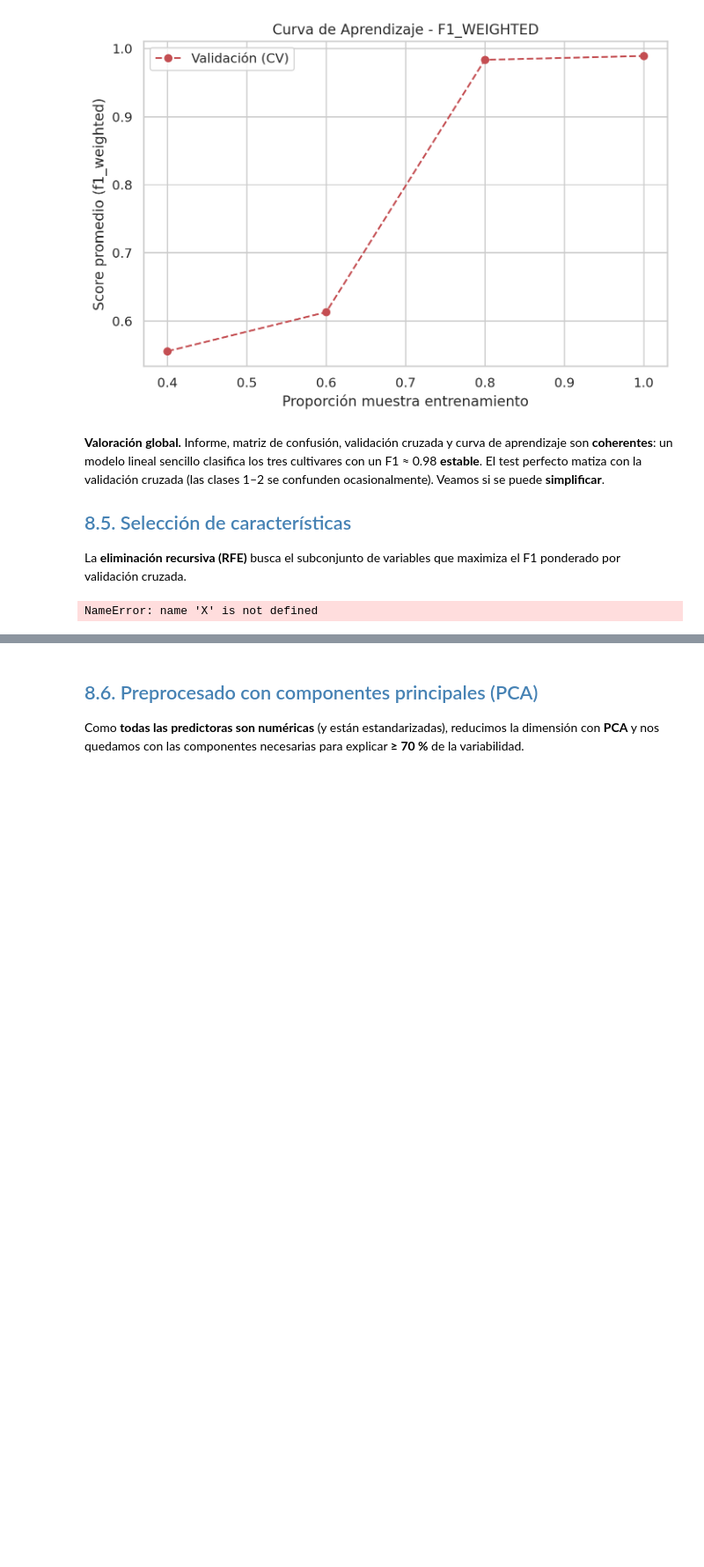
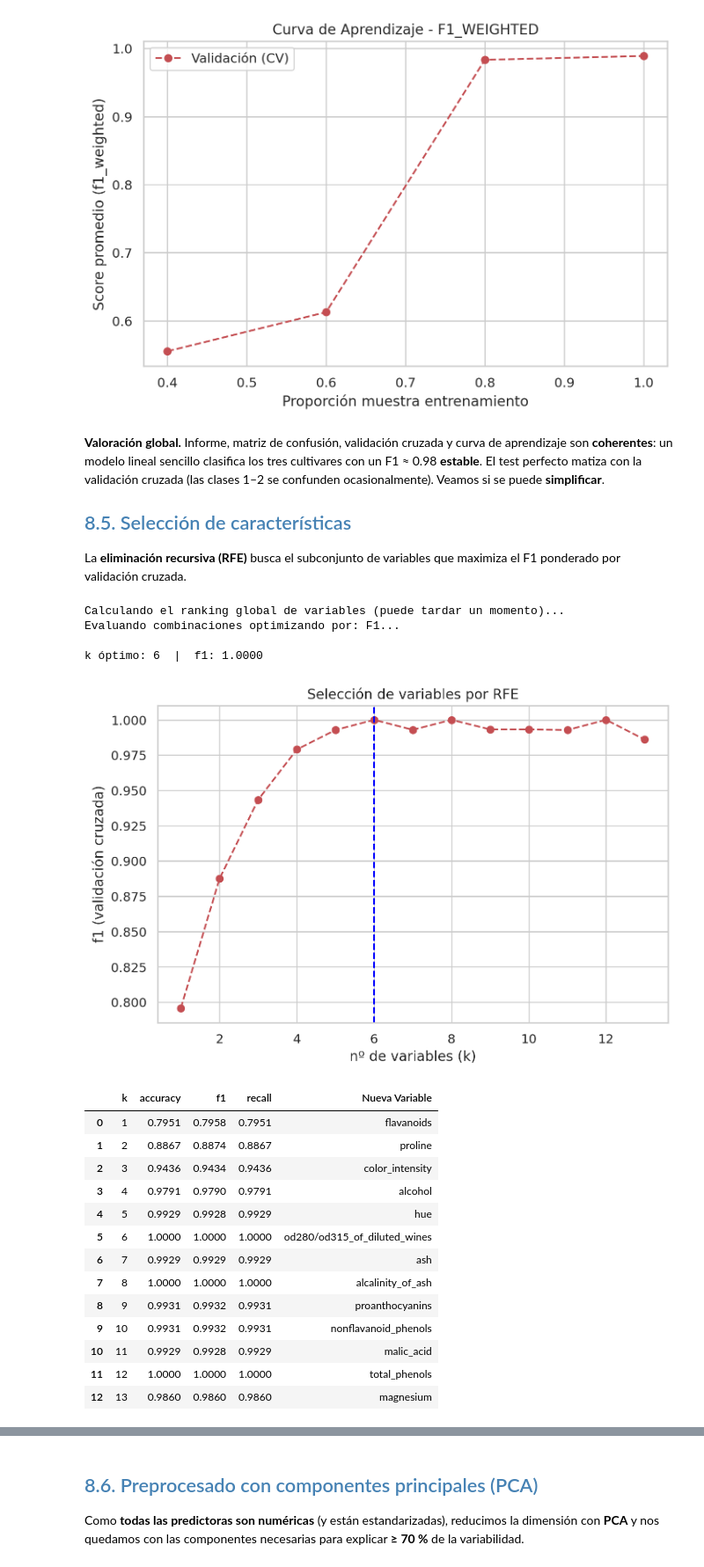
Before and after one commit to jmsocuellamos/MachineLearningBook, a Jupyter notebook: ml-book/bloque4/D_02_LR_multinomial.ipynb, the cells around one changed output, grey strips where cells are left out. Shown at 88% size. Cells and saved outputs as stored; diff of their text form; code cells hidden in the pictures; blank space fills up the shorter version.

```diff
--- a/ml-book/bloque4/D_02_LR_multinomial.ipynb
+++ b/ml-book/bloque4/D_02_LR_multinomial.ipynb
@@ -463,20 +468,38 @@ curva_aprendizaje(modelo, X, y, 'f1_weighted', 5)
 ## <font color="steelblue">8.5. Selección de características</font>
 
 La **eliminación recursiva (RFE)** busca el subconjunto de variables que maximiza el F1 ponderado por validación cruzada.
-# %%
-scores_df, variables, k_best, score_best = select_variables(
-    LogisticRegression(max_iter=5000), X, y, range(1, X.shape[1]+1), 'f1_weighted', folds=5)
-
-print(f"k óptimo: {k_best}  |  f1_weighted: {score_best:.4f}")
-plt.figure(figsize=(8, 5))
-plt.plot(scores_df.k, scores_df.score, 'o--', color='r')
-plt.axvline(k_best, color='blue', ls='--')
-plt.xlabel('nº de variables (k)')
-plt.ylabel('f1_weighted (validación cruzada)')
-plt.title('Selección de variables por RFE')
-plt.grid(True)
-plt.show()
-scores_df.round(4)
-# %% [output]
-NameError: name 'X' is not defined
+# %%
+scores_df, variables, k_best, score_best = select_variables(
+    LogisticRegression(max_iter=5000), xtrain, ytrain, range(1, xtrain.shape[1]+1), 'f1', cv=5)
+
+print(f"k óptimo: {k_best}  |  f1: {score_best:.4f}")
+plt.figure(figsize=(8, 5))
+plt.plot(scores_df.k, scores_df.f1, 'o--', color='r')
+plt.axvline(k_best, color='blue', ls='--')
+plt.xlabel('nº de variables (k)')
+plt.ylabel('f1 (validación cruzada)')
+plt.title('Selección de variables por RFE')
+plt.grid(True)
+plt.show()
+scores_df.round(4)
+# %% [output]
+Calculando el ranking global de variables (puede tardar un momento)...
+Evaluando combinaciones optimizando por: F1...
+
+k óptimo: 6  |  f1: 1.0000
+[figure, added]
+|  | k | accuracy | f1 | recall | Nueva Variable |
+| 0 | 1 | 0.7951 | 0.7958 | 0.7951 | flavanoids |
+| 1 | 2 | 0.8867 | 0.8874 | 0.8867 | proline |
+| 2 | 3 | 0.9436 | 0.9434 | 0.9436 | color_intensity |
+| 3 | 4 | 0.9791 | 0.9790 | 0.9791 | alcohol |
+| 4 | 5 | 0.9929 | 0.9928 | 0.9929 | hue |
+| 5 | 6 | 1.0000 | 1.0000 | 1.0000 | od280/od315_of_diluted_wines |
+| 6 | 7 | 0.9929 | 0.9929 | 0.9929 | ash |
+| 7 | 8 | 1.0000 | 1.0000 | 1.0000 | alcalinity_of_ash |
+| 8 | 9 | 0.9931 | 0.9932 | 0.9931 | proanthocyanins |
+| 9 | 10 | 0.9931 | 0.9932 | 0.9931 | nonflavanoid_phenols |
+| 10 | 11 | 0.9929 | 0.9928 | 0.9929 | malic_acid |
+| 11 | 12 | 1.0000 | 1.0000 | 1.0000 | total_phenols |
+| 12 | 13 | 0.9860 | 0.9860 | 0.9860 | magnesium |
 # %% [markdown]
```
Also changed, not shown: parts of 4 cells of this notebook, 2 other files.
